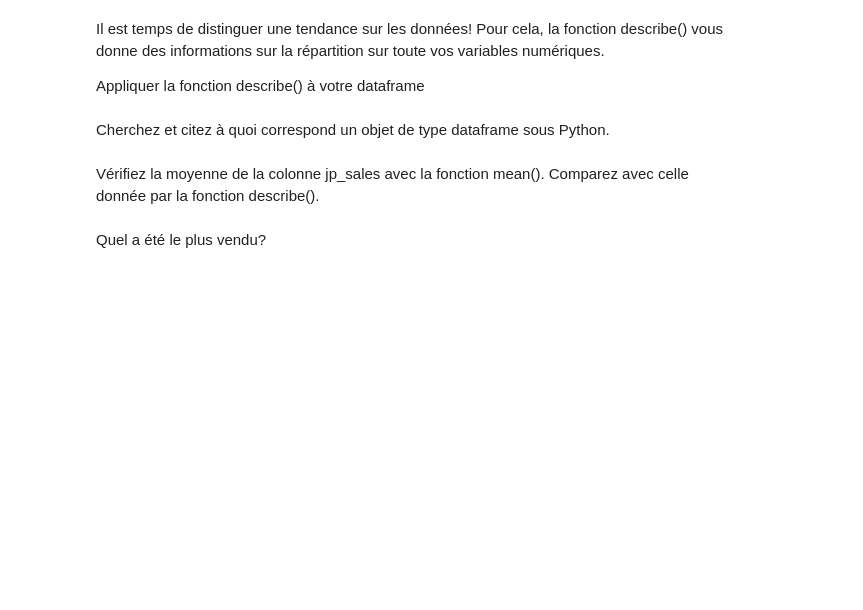
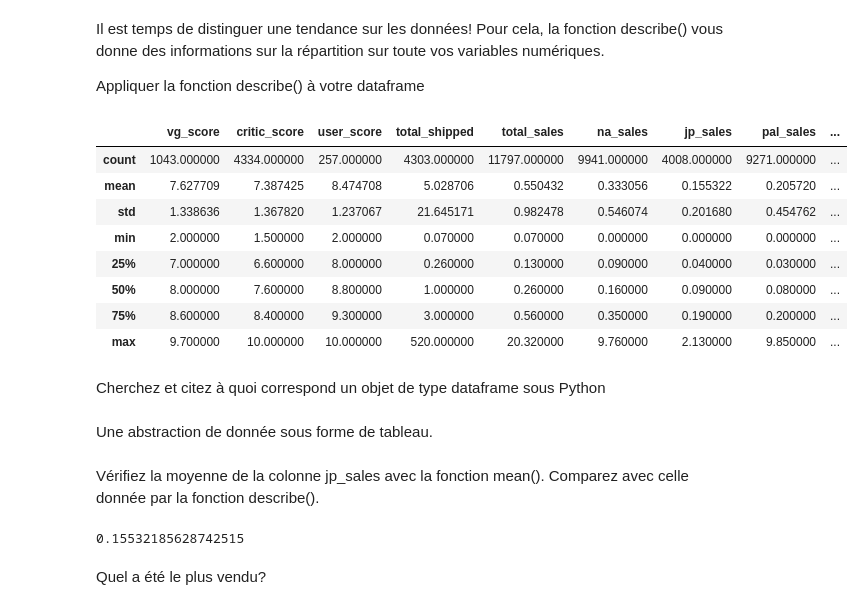
Before and after one commit to Darksword333/TP-IA, a Jupyter notebook: TP1/Sujet_etudiant_TP Jeux video Python.ipynb, the cells around one changed output. Cells and saved outputs as stored; diff of their text form; code cells hidden in the pictures; blank space fills up the shorter version.

```diff
--- a/TP1/Sujet_etudiant_TP Jeux video Python.ipynb
+++ b/TP1/Sujet_etudiant_TP Jeux video Python.ipynb
@@ -44,9 +46,27 @@ Stocker les données dans une variable df avec la fonction pd.read_csv() (elles
 Il est temps de distinguer une tendance sur les données! Pour cela, la fonction describe() vous donne des informations sur la répartition sur toute vos variables numériques.
 
 Appliquer la fonction describe() à votre dataframe
+# %%
+df.describe()
+# %% [output]
+|  | vg_score | critic_score | user_score | total_shipped | total_sales | na_sales | jp_sales | pal_sales | ... |
+| count | 1043.000000 | 4334.000000 | 257.000000 | 4303.000000 | 11797.000000 | 9941.000000 | 4008.000000 | 9271.000000 | ... |
+| mean | 7.627709 | 7.387425 | 8.474708 | 5.028706 | 0.550432 | 0.333056 | 0.155322 | 0.205720 | ... |
+| std | 1.338636 | 1.367820 | 1.237067 | 21.645171 | 0.982478 | 0.546074 | 0.201680 | 0.454762 | ... |
+| min | 2.000000 | 1.500000 | 2.000000 | 0.070000 | 0.070000 | 0.000000 | 0.000000 | 0.000000 | ... |
+| 25% | 7.000000 | 6.600000 | 8.000000 | 0.260000 | 0.130000 | 0.090000 | 0.040000 | 0.030000 | ... |
+| 50% | 8.000000 | 7.600000 | 8.800000 | 1.000000 | 0.260000 | 0.160000 | 0.090000 | 0.080000 | ... |
+| 75% | 8.600000 | 8.400000 | 9.300000 | 3.000000 | 0.560000 | 0.350000 | 0.190000 | 0.200000 | ... |
+| max | 9.700000 | 10.000000 | 10.000000 | 520.000000 | 20.320000 | 9.760000 | 2.130000 | 9.850000 | ... |
 # %% [markdown]
-Cherchez et citez à quoi correspond un objet de type dataframe sous Python.
+Cherchez et citez à quoi correspond un objet de type dataframe sous Python
+# %% [markdown]
+Une abstraction de donnée sous forme de tableau.
 # %% [markdown]
 Vérifiez la moyenne de la colonne jp_sales avec la fonction mean(). Comparez avec celle donnée par la fonction describe().
+# %%
+df.jp_sales.mean() # Cela donne le résultat avec plus de chiffre après la virgule
+# %% [output]
+0.15532185628742515
 # %% [markdown]
 Quel a été le plus vendu?
```
Also changed, not shown: parts of 20 cells of this notebook.
